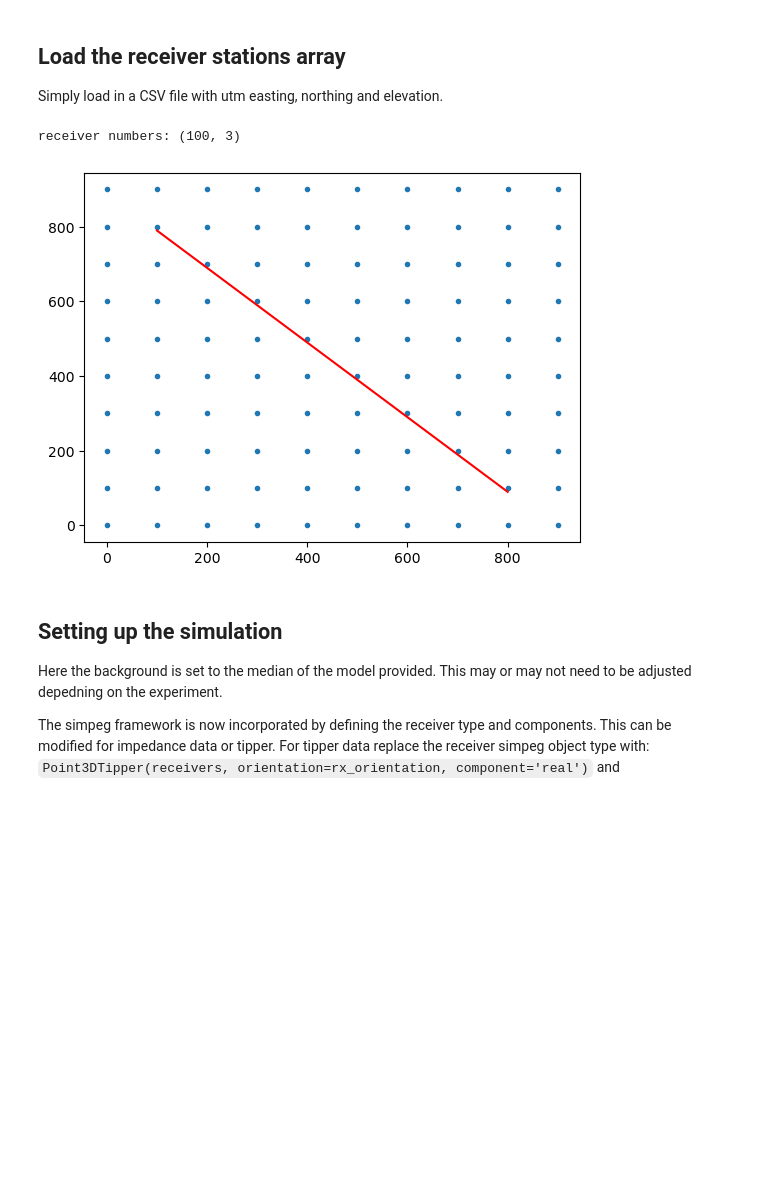
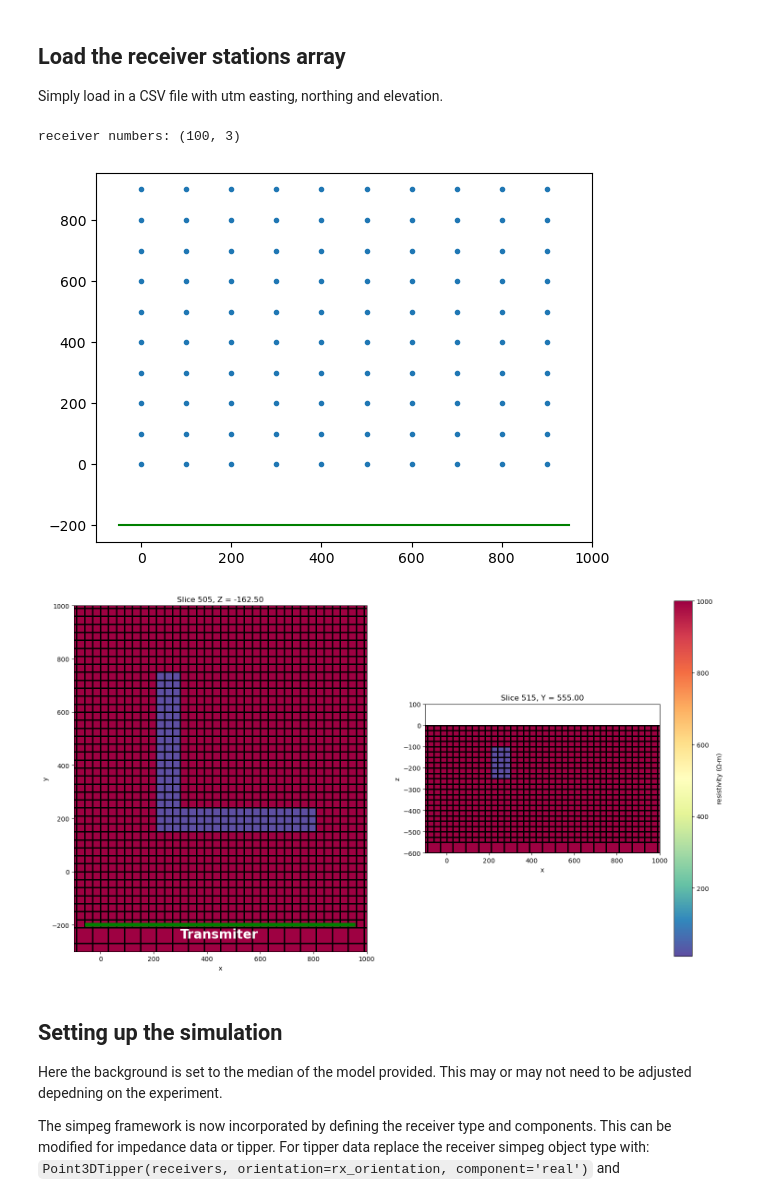
Before and after one commit to JKutt/transformers_segmentation, a Jupyter notebook: PGI/fdem/csem-forward-model-notebook.ipynb, the cells around one changed output. Drawn from its saved outputs; the diff is of its cells as text; code cells hidden in the pictures; blank space fills up the shorter version.

```diff
--- a/PGI/fdem/csem-forward-model-notebook.ipynb
+++ b/PGI/fdem/csem-forward-model-notebook.ipynb
@@ -49,25 +49,47 @@ Simply load in a CSV file with utm easting, northing and elevation.
 # %%
 # create receivers
 rx_x, rx_y = np.meshgrid(np.arange(0, 1000, 100), np.arange(0, 1000, 100))
-receivers = np.hstack((mkvc(rx_x, 2), mkvc(rx_y, 2), np.ones((np.prod(rx_x.shape), 1))*0.0))
+receivers = np.hstack((mkvc(rx_x, 2), mkvc(rx_y, 2), np.ones((np.prod(rx_x.shape), 1))*50.0))
 print(f"receiver numbers: {receivers.shape}")
 
 source_locations = np.array(
-    [[100, 790, 0],[300, 590, 0],[600, 290, 0],[800, 90, 0]]
+    [[-50, -200, 0],[300, -200, 0],[600, -200, 0],[950, -200, 0]]
 )
 
 plt.plot(receivers[:, 0], receivers[:, 1], '.')
-plt.plot(source_locations[:, 0], source_locations[:, 1], '-r')
+plt.plot(source_locations[:, 0], source_locations[:, 1], '-g')
 plt.show()
 
 # # process the receivers
 # receivers = np.genfromtxt(r"C:\Users\johnk\Documents\git\jresearch\PGI\mt\simulation_inputs\stations.csv", delimiter=',', skip_header=1)
 
 # plt.plot(receivers[:, 0], receivers[:, 1], '.')
 # plt.show()
+plt_model = 1 / model
+plt_model[~active] = np.nan
+
+fig, ax = plt.subplots(1, 2, figsize=(18, 10))
+
+collect_obj = mesh.plot_slice(plt_model, ax=ax[0], ind=int(505), grid=True, normal='Z', clim=[10, 1000], pcolor_opts={"cmap": 'Spectral_r'})
+# color_bar = plt.colorbar(collect_obj[0])
+ax[0].plot(source_locations[:, 0], source_locations[:, 1], '-g', linewidth=6)
+ax[0].text(300, -250, 'Transmiter', fontsize=20, color='white', fontweight='bold')
+
+ax[0].set_xlim([-100, 1000])
+ax[0].set_ylim([-300, 1000])
+ax[0].set_aspect('equal')
+# ax[0].axis('equal')
+collect_obj = mesh.plot_slice(plt_model, ax=ax[1], ind=int(515), grid=True, normal='Y', clim=[10, 1000], pcolor_opts={"cmap": 'Spectral_r'})
+# color_bar = plt.colorbar(collect_obj[0])
+ax[1].set_xlim([-100, 1000])
+ax[1].set_ylim([-600, 100])
+ax[1].set_aspect('equal')
+fig.colorbar(collect_obj[0], label=r'resistivity ($\Omega$-m)')
+plt.show()
 # %% [output]
 receiver numbers: (100, 3)
-[figure, old version]
+[figure, new version]
+[figure, added]
 # %% [markdown]
 ## Setting up the simulation
 
```
Also changed, not shown: parts of 5 cells of this notebook, 2 other files.
